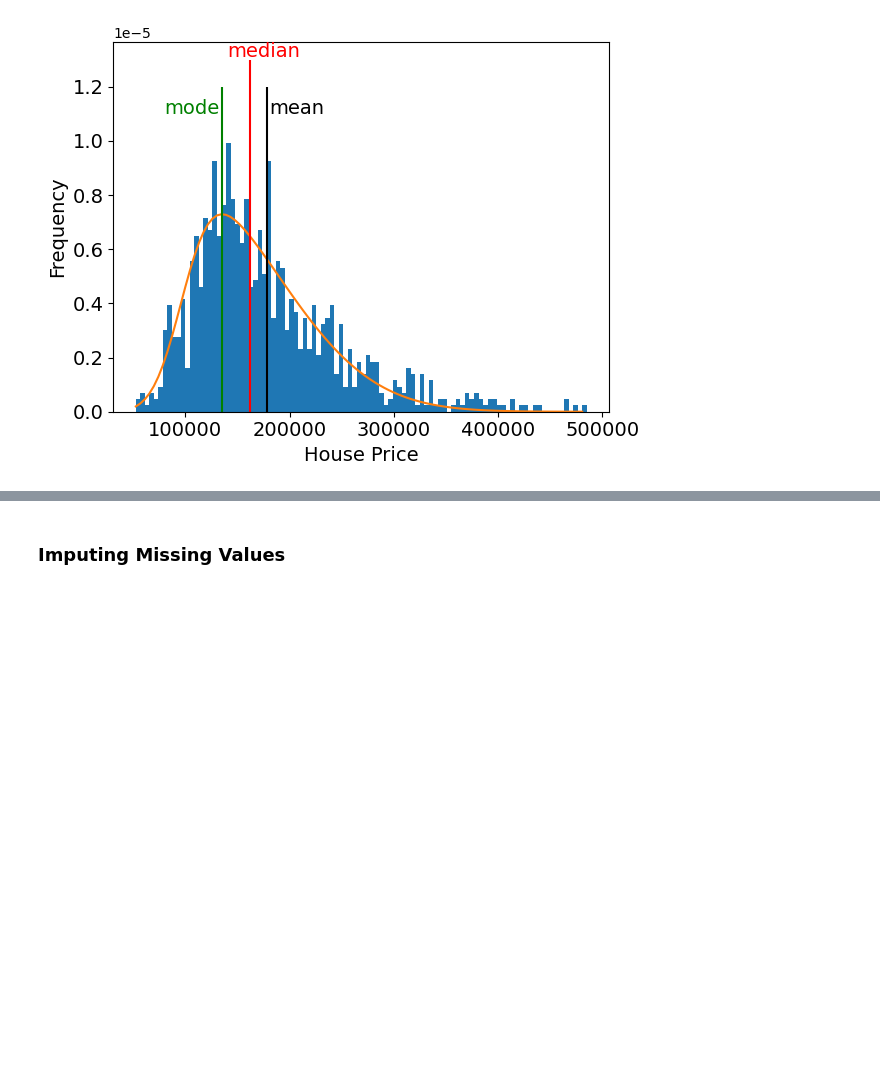
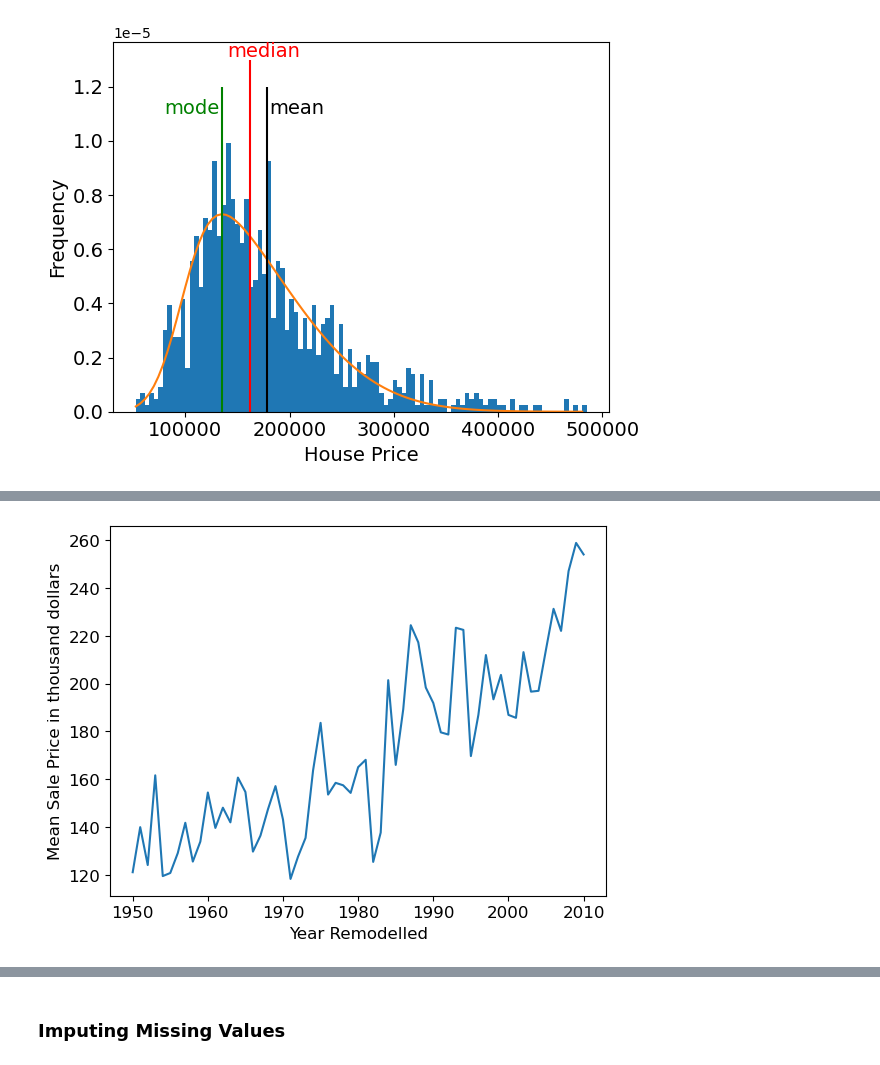
Before and after one commit to burning-river/housing_price_predictions, a Jupyter notebook: housing_price_predictions.ipynb, the cells around one changed output, grey strips where cells are left out. Drawn from its saved outputs; the diff is of its cells as text; code cells hidden in the pictures; blank space fills up the shorter version.

```diff
--- a/housing_price_predictions.ipynb
+++ b/housing_price_predictions.ipynb
@@ -186,0 +275,4 @@ plt.yticks(fontsize = 14);
+# %%
+df = housing_train_data[['YearRemodAdd', 'SalePrice']]
+year_df = df.groupby('YearRemodAdd').mean()
+year_df.head()
@@ -186,0 +287,9 @@ plt.yticks(fontsize = 14);
+# %%
+plt.plot(year_df.index, year_df['SalePrice']/1E3)
+plt.xlabel('Year Remodelled', fontsize = 12)
+plt.ylabel('Mean Sale Price in thousand dollars', fontsize = 12)
+plt.xticks(fontsize = 12)
+plt.yticks(fontsize = 12)
+plt.savefig('trend.png');
+# %% [output]
+[figure, added]
```
Also changed, not shown: parts of 20 cells of this notebook.
